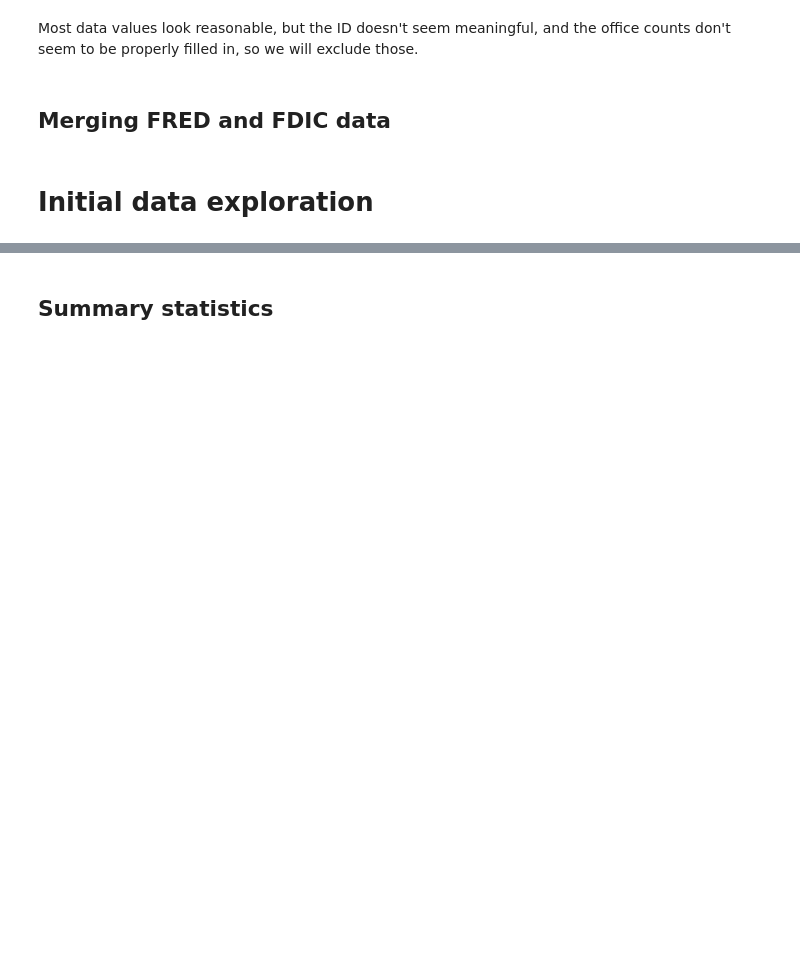
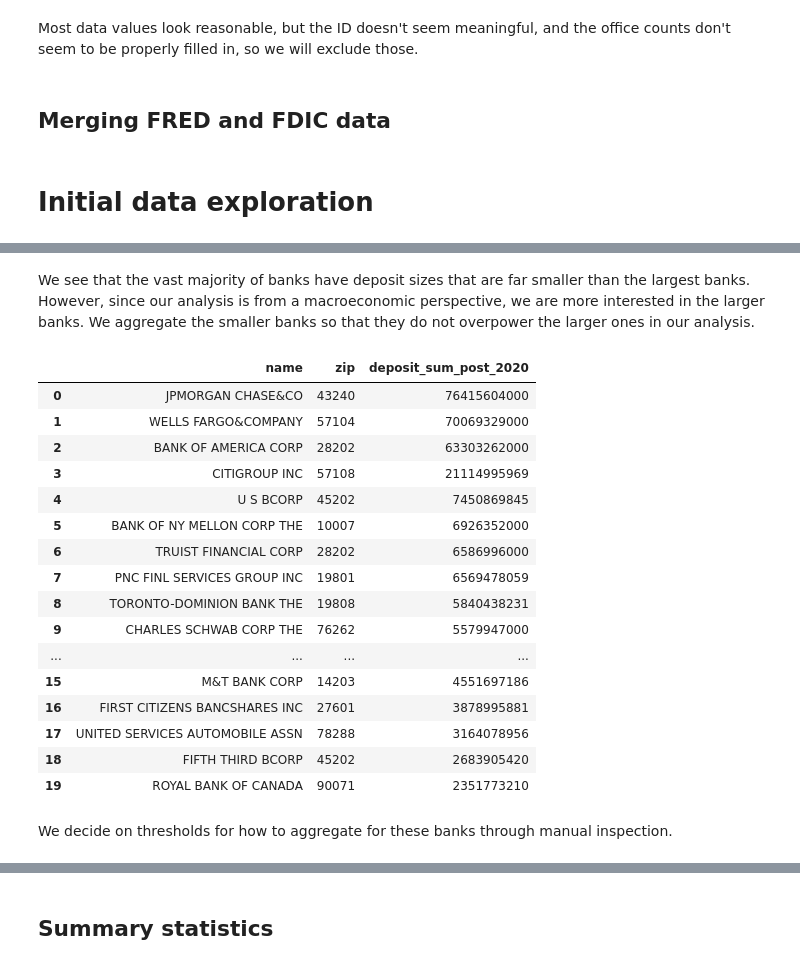
Before and after one commit to hughdingb58/deposit_size_prediction, a Jupyter notebook: main.ipynb, the cells around one changed output, grey strips where cells are left out. Drawn from its saved outputs; the diff is of its cells as text; code cells hidden in the pictures; blank space fills up the shorter version.

```diff
--- a/main.ipynb
+++ b/main.ipynb
@@ -215,0 +225,28 @@ dataset_full = financials
+# %% [markdown]
+We see that the vast majority of banks have deposit sizes that are far smaller than the largest banks. However, since our analysis is from a macroeconomic perspective, we are more interested in the larger banks. We aggregate the smaller banks so that they do not overpower the larger ones in our analysis.
+# %%
+# Use total deposits >= 2020 to decide bank size
+bank_rankings = df_2000[df_2000["date"] >= "2020-01-01"].groupby(["name", "zip"]). \
+  agg({"total_deposits": "sum"}).sort_values("total_deposits", ascending = False).reset_index()
+bank_rankings.columns.values[2] = "deposit_sum_post_2020"
+bank_rankings.head(20)
+# %% [output]
+|  | name | zip | deposit_sum_post_2020 |
+| 0 | JPMORGAN CHASE&CO | 43240 | 76415604000 |
+| 1 | WELLS FARGO&COMPANY | 57104 | 70069329000 |
+| 2 | BANK OF AMERICA CORP | 28202 | 63303262000 |
+| 3 | CITIGROUP INC | 57108 | 21114995969 |
+| 4 | U S BCORP | 45202 | 7450869845 |
+| 5 | BANK OF NY MELLON CORP THE | 10007 | 6926352000 |
+| 6 | TRUIST FINANCIAL CORP | 28202 | 6586996000 |
+| 7 | PNC FINL SERVICES GROUP INC | 19801 | 6569478059 |
+| 8 | TORONTO-DOMINION BANK THE | 19808 | 5840438231 |
+| 9 | CHARLES SCHWAB CORP THE | 76262 | 5579947000 |
+| ... | ... | ... | ... |
+| 15 | M&T BANK CORP | 14203 | 4551697186 |
+| 16 | FIRST CITIZENS BANCSHARES INC | 27601 | 3878995881 |
+| 17 | UNITED SERVICES AUTOMOBILE ASSN | 78288 | 3164078956 |
+| 18 | FIFTH THIRD BCORP | 45202 | 2683905420 |
+| 19 | ROYAL BANK OF CANADA | 90071 | 2351773210 |
+# %% [markdown]
+We decide on thresholds for how to aggregate for these banks through manual inspection.
```
Also changed, not shown: parts of 17 cells of this notebook, 1 other file.
